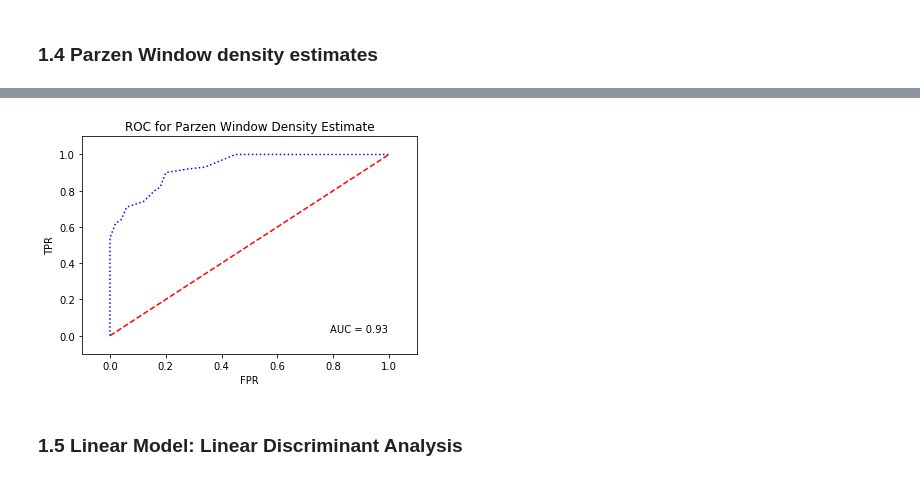
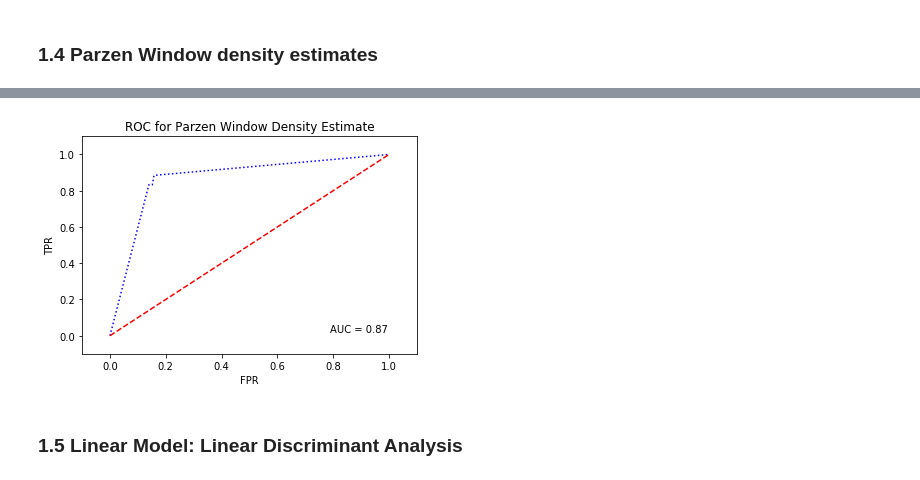
Before and after one commit to Shauryasikt/ELL409-Assignment1, a Jupyter notebook: (1)BinaryClassification.ipynb, the cells around one changed output, grey strips where cells are left out. Cells and saved outputs as stored; diff of their text form; code cells hidden in the pictures.

```diff
--- a/(1)BinaryClassification.ipynb
+++ b/(1)BinaryClassification.ipynb
@@ -693,36 +690,36 @@ dist = min_dist + (5*step)
 while(dist<(max_dist/float(2))):
     Rscores = list()
     Sscores = list()
     for i in range(5):
         x_train, x_test, y_train, y_test = au.cross_val_split(x, y, 5)[i]
         model_pw = pu.PW(dist)
         y_test_hat = model_pw.predict(x_test, x_train, y_train)
         Rscores.append(cmu.recall_calc(obs_label, y_test, y_test_hat))
         Sscores.append(cmu.specificity_calc(obs_label,y_test, y_test_hat))
     TPR.append(np.mean(Rscores))
     FPR.append(1-np.mean(Sscores))
     dist += step
 
 TPR.append(1.0)
 FPR.append(1.0)
 
-FPR = [0.0, 0.0, 0.02, 0.04, 0.06, 0.12, 0.16, 0.18, 0.20, 0.28, 0.34, 0.45, 0.70, 1.00]
-TPR = [0.0, 0.54, 0.62, 0.64, 0.71, 0.74, 0.80, 0.82, 0.90, 0.92, 0.93, 1.00, 1.00, 1.00]
+# FPR = [0.0, 0.0, 0.02, 0.04, 0.06, 0.12, 0.16, 0.18, 0.20, 0.28, 0.34, 0.45, 0.70, 1.00]
+# TPR = [0.0, 0.54, 0.62, 0.64, 0.71, 0.74, 0.80, 0.82, 0.90, 0.92, 0.93, 1.00, 1.00, 1.00]
 
 #plotting ROC
 auc = np.trapz(TPR, FPR)
 plt.plot(FPR, TPR, 'b:')
 plt.plot([0, 1], [0, 1],'r--')
 plt.figtext(0.7,0.2,'AUC = %0.2f' % auc)
 plt.title('ROC for Parzen Window Density Estimate')
 plt.xlabel('FPR')
 plt.ylabel('TPR')
 plt.xlim(-0.1,1.1)
 plt.ylim(-0.1,1.1)
 plt.draw()
 plt.show()
 # %% [output]
-[figure, old version]
+[figure, new version]
 # %% [markdown]
 ### 1.5 Linear Model: Linear Discriminant Analysis
 # %% [markdown]
```
Also changed, not shown: parts of 19 cells of this notebook.
